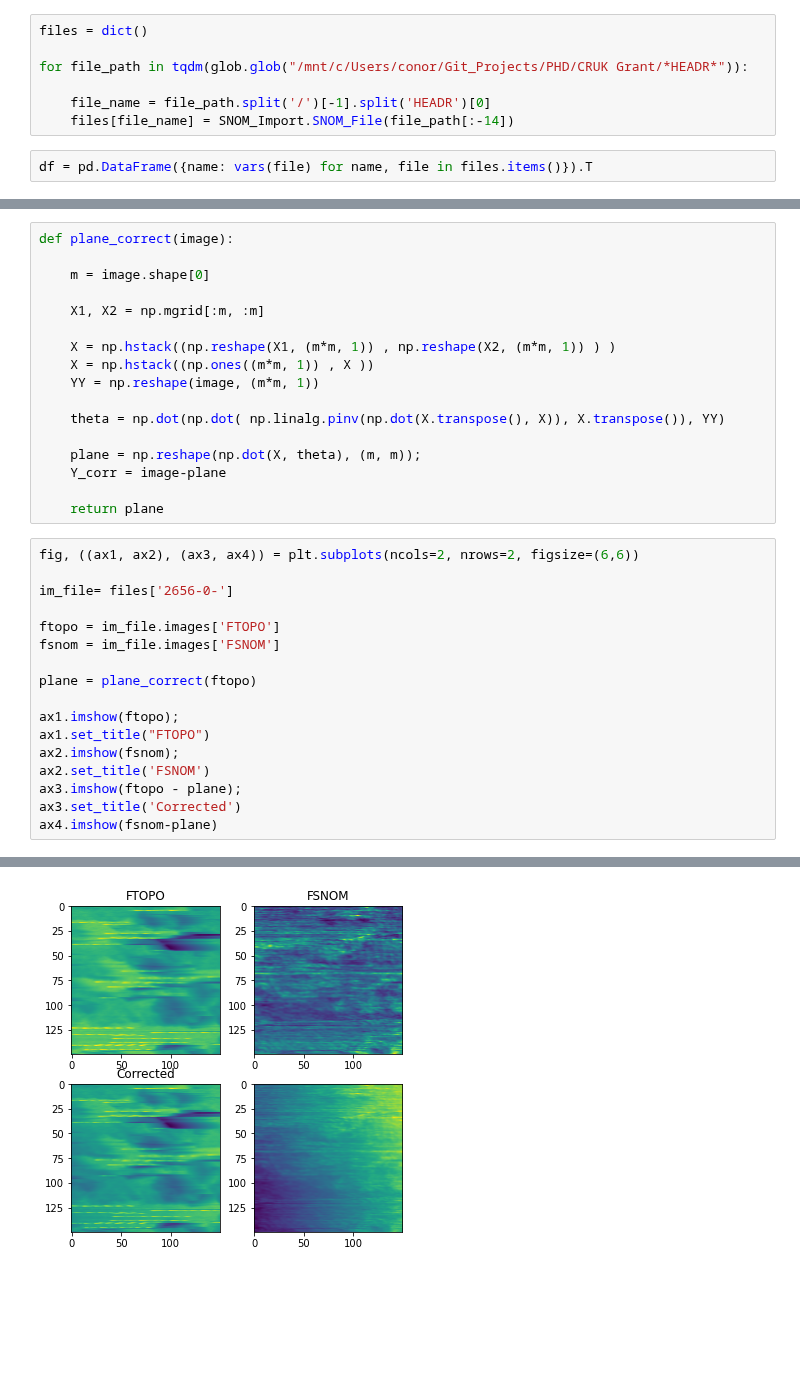
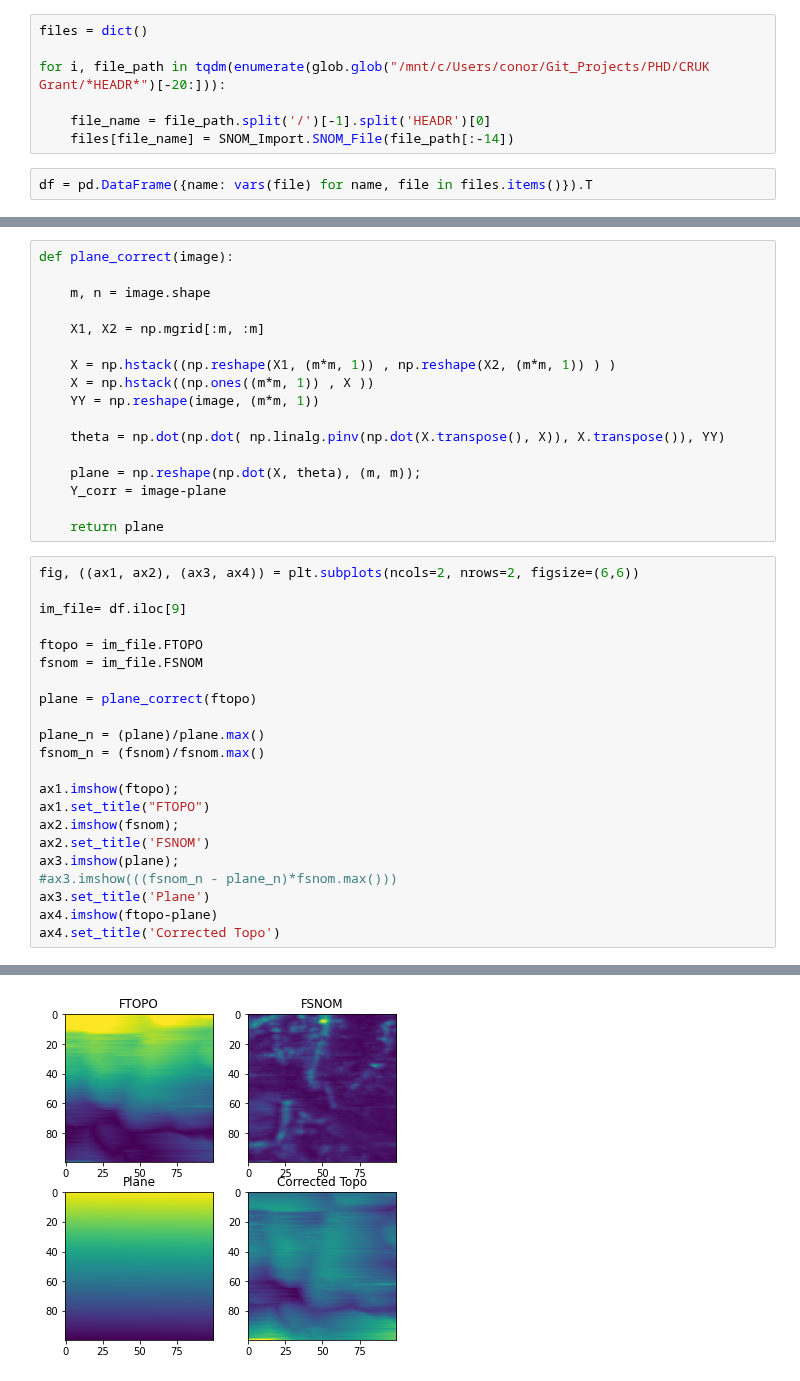
Before and after one commit to c-whitley/PHD, a Jupyter notebook: SNOM_Tilt_Correction.ipynb, the cells around one changed output, grey strips where cells are left out. Cells and saved outputs as stored; diff of their text form; blank space fills up the shorter version.

```diff
--- a/SNOM_Tilt_Correction.ipynb
+++ b/SNOM_Tilt_Correction.ipynb
@@ -19,7 +22,7 @@ sys.path.append('/mnt/c/Users/conor/Git_Projects/PHD')
 # %%
 files = dict()
 
-for file_path in tqdm(glob.glob("/mnt/c/Users/conor/Git_Projects/PHD/CRUK Grant/*HEADR*")):
+for i, file_path in tqdm(enumerate(glob.glob("/mnt/c/Users/conor/Git_Projects/PHD/CRUK Grant/*HEADR*")[-20:])):
 
     file_name = file_path.split('/')[-1].split('HEADR')[0]
     files[file_name] = SNOM_Import.SNOM_File(file_path[:-14])
@@ -43,7 +50,7 @@ for i, row in df.iloc[-70:,:].iterrows():
 # %%
 def plane_correct(image):
 
-    m = image.shape[0]
+    m, n = image.shape
 
     X1, X2 = np.mgrid[:m, :m]
 
@@ -60,18 +67,23 @@ def plane_correct(image):
 # %%
 fig, ((ax1, ax2), (ax3, ax4)) = plt.subplots(ncols=2, nrows=2, figsize=(6,6))
 
-im_file= files['2656-0-']
+im_file= df.iloc[9]
 
-ftopo = im_file.images['FTOPO']
-fsnom = im_file.images['FSNOM']
+ftopo = im_file.FTOPO
+fsnom = im_file.FSNOM
 
 plane = plane_correct(ftopo)
+
+plane_n = (plane)/plane.max()
+fsnom_n = (fsnom)/fsnom.max()
 
 ax1.imshow(ftopo);
 ax1.set_title("FTOPO")
 ax2.imshow(fsnom);
 ax2.set_title('FSNOM')
-ax3.imshow(ftopo - plane);
-ax3.set_title('Corrected')
-ax4.imshow(fsnom-plane)
+ax3.imshow(plane);
+#ax3.imshow(((fsnom_n - plane_n)*fsnom.max()))
+ax3.set_title('Plane')
+ax4.imshow(ftopo-plane)
+ax4.set_title('Corrected Topo')
 # %% [output]
@@ -79 +91 @@ ax4.imshow(fsnom-plane)
-[figure, old version]
+[figure, new version]
```
Also changed, not shown: parts of 7 cells of this notebook, 1 other file.
